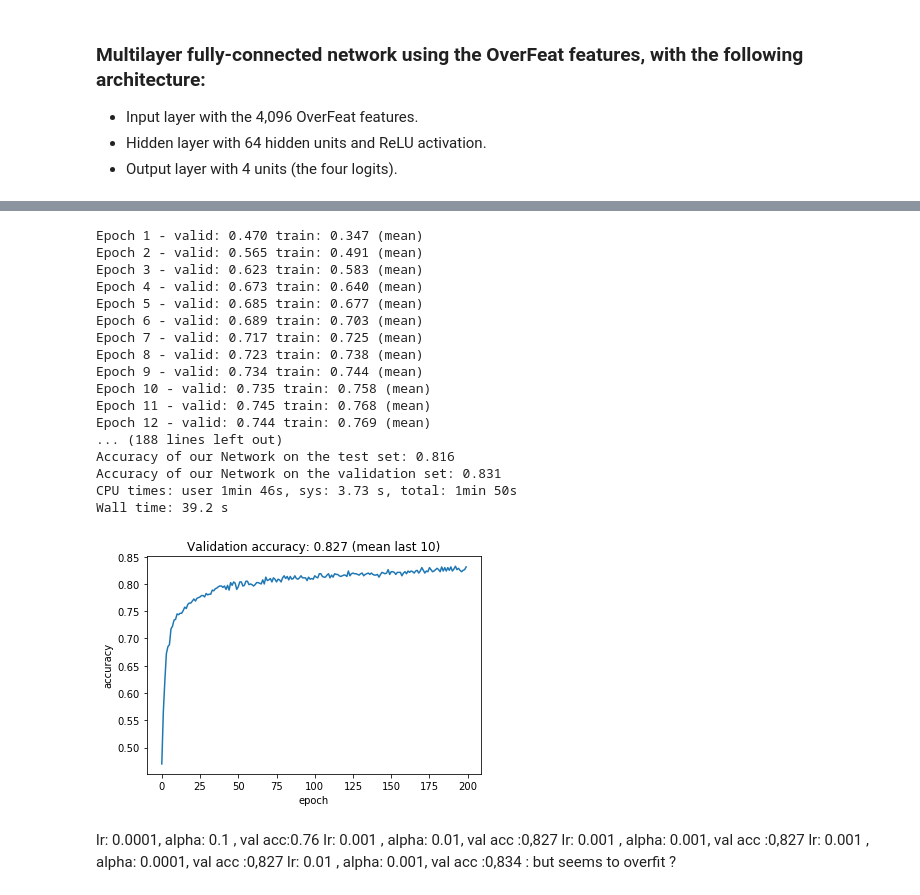
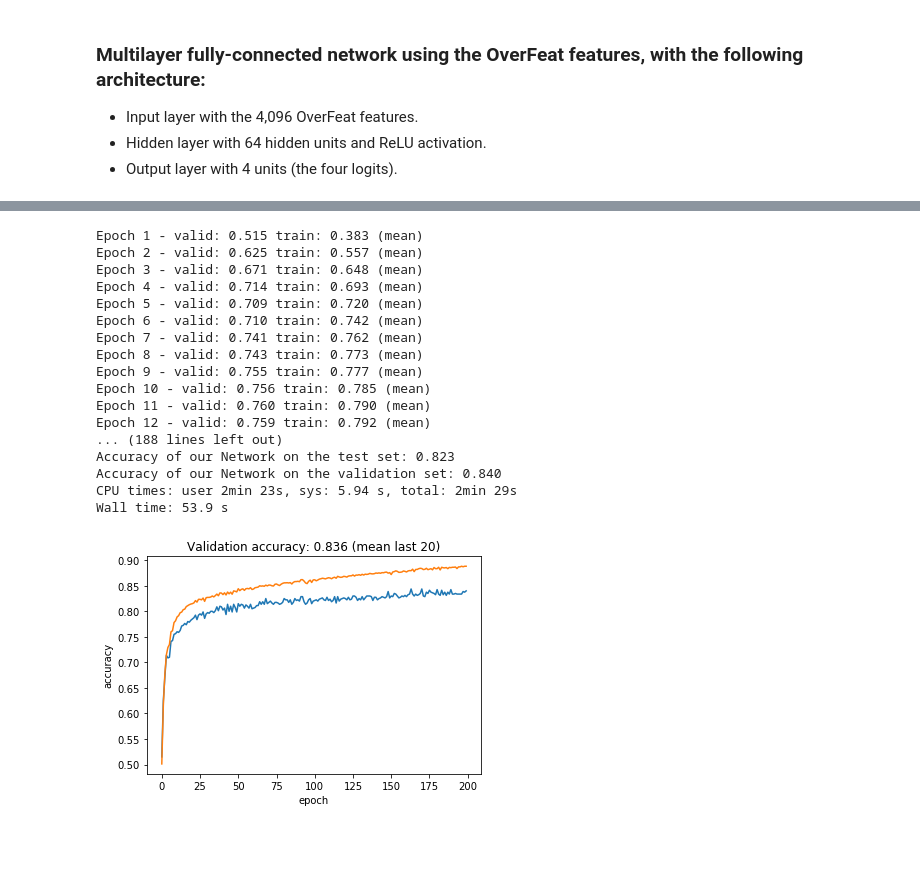
Before and after one commit to petrum01/exts-aml3, a Jupyter notebook: Multilayer fully-connected network.ipynb, the cells around one changed output, grey strips where cells are left out. Saved outputs shown, nothing was run; the diff lists cells and outputs as text; code cells hidden in the pictures; blank space fills up the shorter version.

```diff
--- a/Multilayer fully-connected network.ipynb
+++ b/Multilayer fully-connected network.ipynb
@@ -153,6 +161,7 @@ with graph.as_default():
 
 # Validation accuracy
 valid_acc_values = []
+train_acc_values = []
 
 with tf.Session(graph=graph) as sess:
     # Initialize variables
@@ -172,9 +181,8 @@ with tf.Session(graph=graph) as sess:
             _, acc_value = sess.run([train_op, accuracy], feed_dict={
                 X: X_batch,
                 y: y_batch,
-                lr: 0.001, # Learning rate
-                training: True, # Apply dropout
-                alpha: 0.0001 # Regularization strength
+                lr: 0.0015, # Learning rate
+                alpha: 0.015 # Regularization strength
             })
 
 
@@ -184,10 +192,16 @@ with tf.Session(graph=graph) as sess:
         # Evaluate validation accuracy
         valid_acc = sess.run(accuracy, feed_dict={
             X: X_val,
-            y: y_val,
-            training: False # Do not apply dropout
+            y: y_val
         })
         valid_acc_values.append(valid_acc)
+
+        # Evaluate train accuracy
+        train_acc = sess.run(accuracy, feed_dict={
+            X: X_tr,
+            y: y_tr
+        })
+        train_acc_values.append(train_acc)
 
         # Print progress
         print('Epoch {} - valid: {:.3f} train: {:.3f} (mean)'.format(
@@ -204,40 +218,35 @@ with tf.Session(graph=graph) as sess:
     weights_hidden = W1.eval()
     weights_hidden = W2.eval()
 # %% [output]
-Epoch 1 - valid: 0.470 train: 0.347 (mean)
-Epoch 2 - valid: 0.565 train: 0.491 (mean)
-Epoch 3 - valid: 0.623 train: 0.583 (mean)
-Epoch 4 - valid: 0.673 train: 0.640 (mean)
-Epoch 5 - valid: 0.685 train: 0.677 (mean)
-Epoch 6 - valid: 0.689 train: 0.703 (mean)
-Epoch 7 - valid: 0.717 train: 0.725 (mean)
-Epoch 8 - valid: 0.723 train: 0.738 (mean)
-Epoch 9 - valid: 0.734 train: 0.744 (mean)
-Epoch 10 - valid: 0.735 train: 0.758 (mean)
-Epoch 11 - valid: 0.745 train: 0.768 (mean)
-Epoch 12 - valid: 0.744 train: 0.769 (mean)
+Epoch 1 - valid: 0.515 train: 0.383 (mean)
+Epoch 2 - valid: 0.625 train: 0.557 (mean)
+Epoch 3 - valid: 0.671 train: 0.648 (mean)
+Epoch 4 - valid: 0.714 train: 0.693 (mean)
+Epoch 5 - valid: 0.709 train: 0.720 (mean)
+Epoch 6 - valid: 0.710 train: 0.742 (mean)
+Epoch 7 - valid: 0.741 train: 0.762 (mean)
+Epoch 8 - valid: 0.743 train: 0.773 (mean)
+Epoch 9 - valid: 0.755 train: 0.777 (mean)
+Epoch 10 - valid: 0.756 train: 0.785 (mean)
+Epoch 11 - valid: 0.760 train: 0.790 (mean)
+Epoch 12 - valid: 0.759 train: 0.792 (mean)
 ... (188 lines left out)
-Accuracy of our Network on the test set: 0.816
-Accuracy of our Network on the validation set: 0.831
-CPU times: user 1min 46s, sys: 3.73 s, total: 1min 50s
-Wall time: 39.2 s
+Accuracy of our Network on the test set: 0.823
+Accuracy of our Network on the validation set: 0.840
+CPU times: user 2min 23s, sys: 5.94 s, total: 2min 29s
+Wall time: 53.9 s
 # %%
 %matplotlib inline
 import matplotlib.pyplot as plt
 
 # Plot accuracy values
 plt.plot(valid_acc_values)
-plt.title('Validation accuracy: {:.3f} (mean last 10)'.format(
-    np.mean(valid_acc_values[-10:])
+plt.plot(train_acc_values)
+plt.title('Validation accuracy: {:.3f} (mean last 20)'.format(
+    np.mean(valid_acc_values[-20:])
 ))
 plt.xlabel('epoch')
 plt.ylabel('accuracy')
 plt.show()
 # %% [output]
-[figure, old version]
+[figure, new version]
-# %% [markdown]
-lr: 0.0001, alpha: 0.1 , val acc:0.76
-lr: 0.001 , alpha: 0.01, val acc :0,827
-lr: 0.001 , alpha: 0.001, val acc :0,827
-lr: 0.001 , alpha: 0.0001, val acc :0,827
-lr: 0.01 , alpha: 0.001, val acc :0,834 : but seems to overfit ?
```
Also changed, not shown: parts of 1 cell of this notebook.
